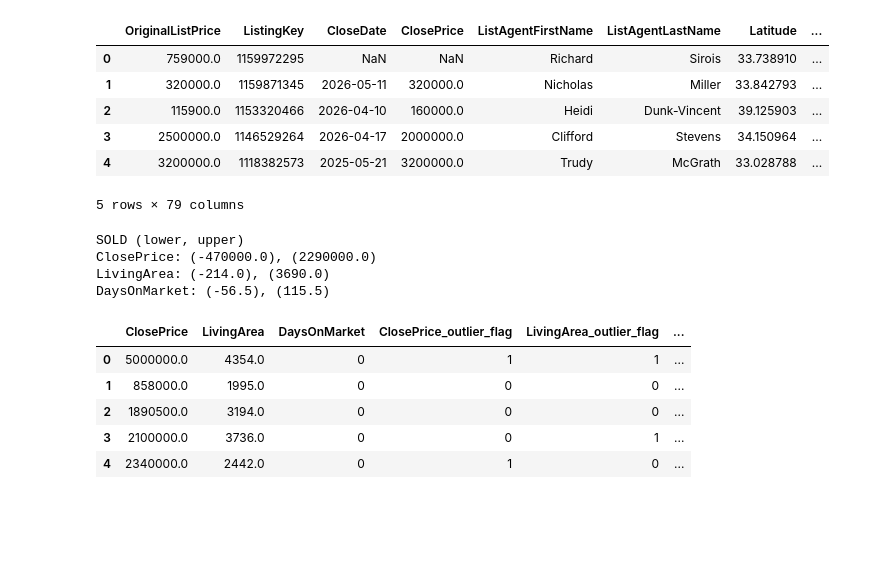
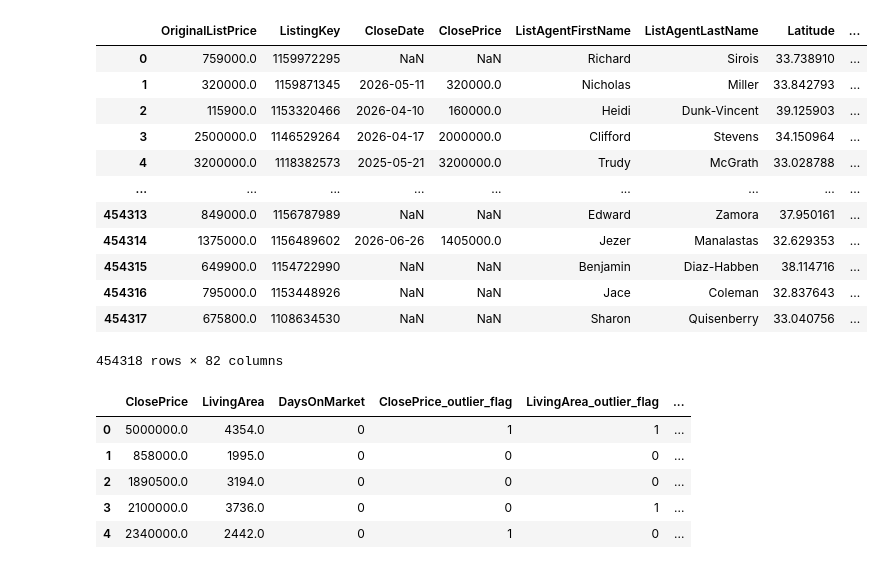
Before and after one commit to Michael-Anthony-Aguirre/IDX-Exchange-DA-Internship-2026, a Jupyter notebook: week7/6_outlier_detection.ipynb, the cells around one changed output. Drawn from its saved outputs; the diff is of its cells as text; code cells hidden in the pictures; blank space fills up the shorter version.

```diff
--- a/week7/6_outlier_detection.ipynb
+++ b/week7/6_outlier_detection.ipynb
@@ -20,11 +26,17 @@ df_sold.head()
 # %%
-df_listings.head()
+df_listings
 # %% [output]
 |  | OriginalListPrice | ListingKey | CloseDate | ClosePrice | ListAgentFirstName | ListAgentLastName | Latitude | ... |
 | 0 | 759000.0 | 1159972295 | NaN | NaN | Richard | Sirois | 33.738910 | ... |
 | 1 | 320000.0 | 1159871345 | 2026-05-11 | 320000.0 | Nicholas | Miller | 33.842793 | ... |
 | 2 | 115900.0 | 1153320466 | 2026-04-10 | 160000.0 | Heidi | Dunk-Vincent | 39.125903 | ... |
 | 3 | 2500000.0 | 1146529264 | 2026-04-17 | 2000000.0 | Clifford | Stevens | 34.150964 | ... |
 | 4 | 3200000.0 | 1118382573 | 2025-05-21 | 3200000.0 | Trudy | McGrath | 33.028788 | ... |
+| ... | ... | ... | ... | ... | ... | ... | ... | ... |
+| 454313 | 849000.0 | 1156787989 | NaN | NaN | Edward | Zamora | 37.950161 | ... |
+| 454314 | 1375000.0 | 1156489602 | 2026-06-26 | 1405000.0 | Jezer | Manalastas | 32.629353 | ... |
+| 454315 | 649900.0 | 1154722990 | NaN | NaN | Benjamin | Diaz-Habben | 38.114716 | ... |
+| 454316 | 795000.0 | 1153448926 | NaN | NaN | Jace | Coleman | 32.837643 | ... |
+| 454317 | 675800.0 | 1108634530 | NaN | NaN | Sharon | Quisenberry | 33.040756 | ... |
-5 rows × 79 columns
+454318 rows × 82 columns
 # %%
@@ -44,14 +58,9 @@ def flag_outliers(df, field):
 key_numeric_fields = ["ClosePrice", "LivingArea", "DaysOnMarket"]
 outlier_flags = ["ClosePrice_outlier_flag", "LivingArea_outlier_flag", "DaysOnMarket_outlier_flag"]
 # %%
-print("SOLD (lower, upper)")
 for field in key_numeric_fields:
     flag_outliers(df_sold, field)
+    flag_outliers(df_listings, field)
-# %% [output]
-SOLD (lower, upper)
-ClosePrice: (-470000.0), (2290000.0)
-LivingArea: (-214.0), (3690.0)
-DaysOnMarket: (-56.5), (115.5)
 # %%
 df_sold[key_numeric_fields + outlier_flags].head()
 # %% [output]
```
Also changed, not shown: parts of 13 cells of this notebook.
